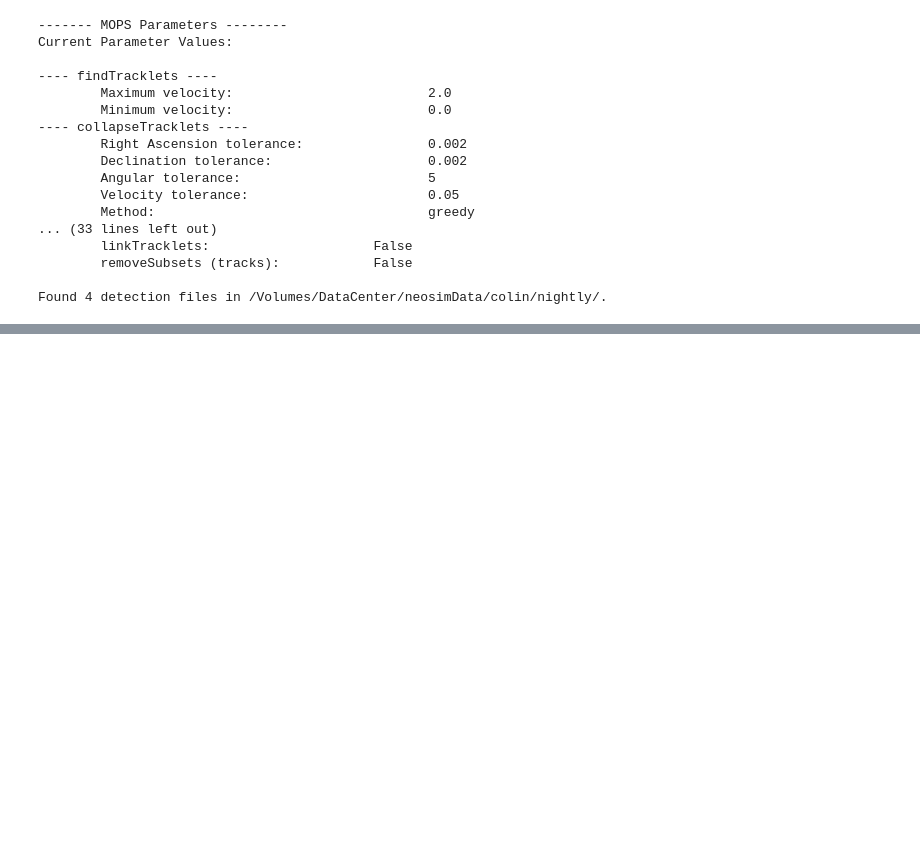
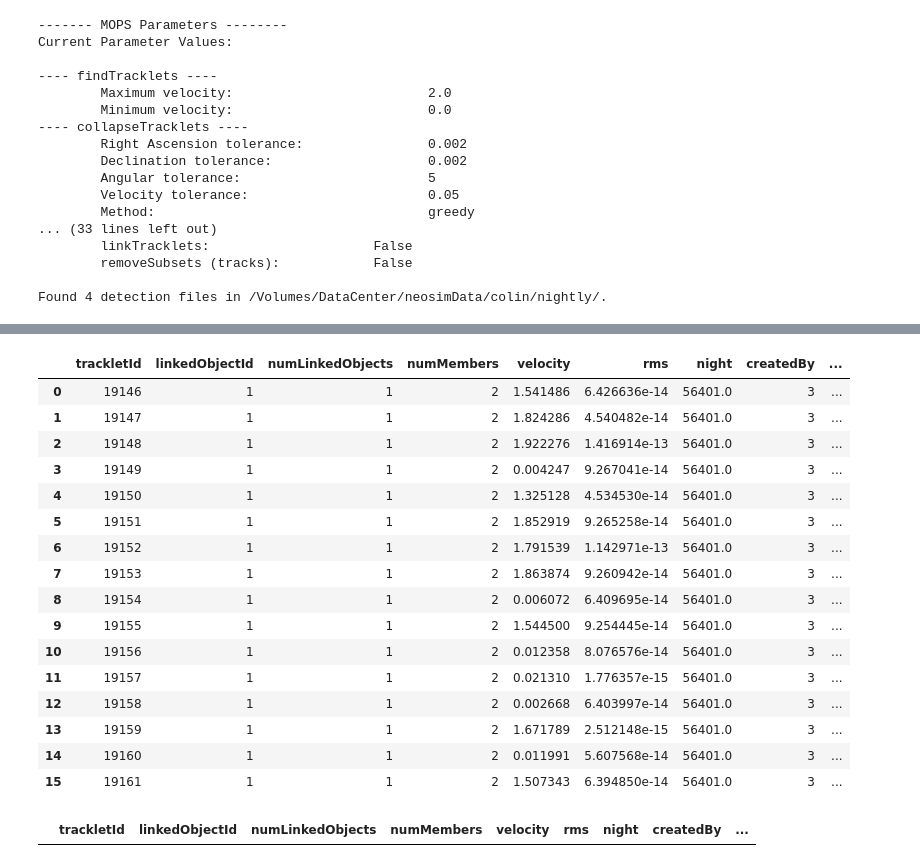
Before and after one commit to moeyensj/NEOsim, a Jupyter notebook: notebooks/colinAnalysis.ipynb, the cells around one changed output, grey strips where cells are left out. Saved outputs shown, nothing was run; the diff lists cells and outputs as text; code cells hidden in the pictures; blank space fills up the shorter version.

```diff
--- a/notebooks/colinAnalysis.ipynb
+++ b/notebooks/colinAnalysis.ipynb
@@ -148,0 +211,25 @@ Analysis finished.
+# %%
+pd.read_sql("SELECT * FROM PurifiedTracklets", con)
+# %% [output]
+|  | trackletId | linkedObjectId | numLinkedObjects | numMembers | velocity | rms | night | createdBy | ... |
+| 0 | 19146 | 1 | 1 | 2 | 1.541486 | 6.426636e-14 | 56401.0 | 3 | ... |
+| 1 | 19147 | 1 | 1 | 2 | 1.824286 | 4.540482e-14 | 56401.0 | 3 | ... |
+| 2 | 19148 | 1 | 1 | 2 | 1.922276 | 1.416914e-13 | 56401.0 | 3 | ... |
+| 3 | 19149 | 1 | 1 | 2 | 0.004247 | 9.267041e-14 | 56401.0 | 3 | ... |
+| 4 | 19150 | 1 | 1 | 2 | 1.325128 | 4.534530e-14 | 56401.0 | 3 | ... |
+| 5 | 19151 | 1 | 1 | 2 | 1.852919 | 9.265258e-14 | 56401.0 | 3 | ... |
+| 6 | 19152 | 1 | 1 | 2 | 1.791539 | 1.142971e-13 | 56401.0 | 3 | ... |
+| 7 | 19153 | 1 | 1 | 2 | 1.863874 | 9.260942e-14 | 56401.0 | 3 | ... |
+| 8 | 19154 | 1 | 1 | 2 | 0.006072 | 6.409695e-14 | 56401.0 | 3 | ... |
+| 9 | 19155 | 1 | 1 | 2 | 1.544500 | 9.254445e-14 | 56401.0 | 3 | ... |
+| 10 | 19156 | 1 | 1 | 2 | 0.012358 | 8.076576e-14 | 56401.0 | 3 | ... |
+| 11 | 19157 | 1 | 1 | 2 | 0.021310 | 1.776357e-15 | 56401.0 | 3 | ... |
+| 12 | 19158 | 1 | 1 | 2 | 0.002668 | 6.403997e-14 | 56401.0 | 3 | ... |
+| 13 | 19159 | 1 | 1 | 2 | 1.671789 | 2.512148e-15 | 56401.0 | 3 | ... |
+| 14 | 19160 | 1 | 1 | 2 | 0.011991 | 5.607568e-14 | 56401.0 | 3 | ... |
+| 15 | 19161 | 1 | 1 | 2 | 1.507343 | 6.394850e-14 | 56401.0 | 3 | ... |
+# %%
+# No subset tracklets were found
+pd.read_sql("SELECT * FROM finalTracklets", con)
+# %% [output]
+|  | trackletId | linkedObjectId | numLinkedObjects | numMembers | velocity | rms | night | createdBy | ... |
```
Also changed, not shown: parts of 13 cells of this notebook.
